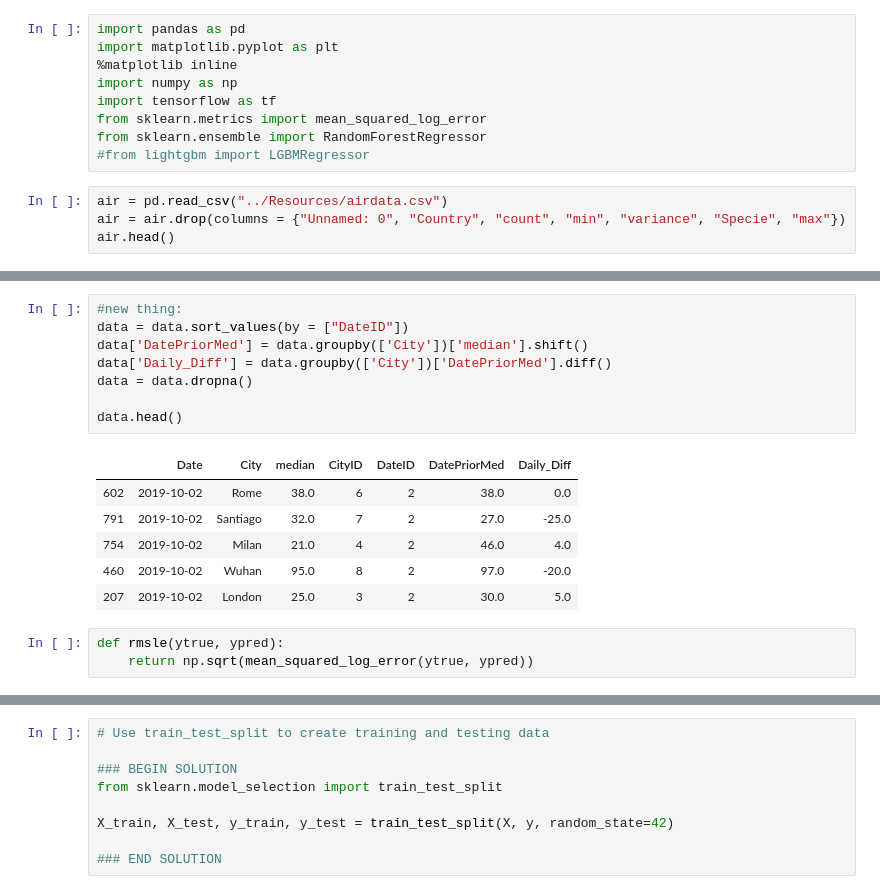
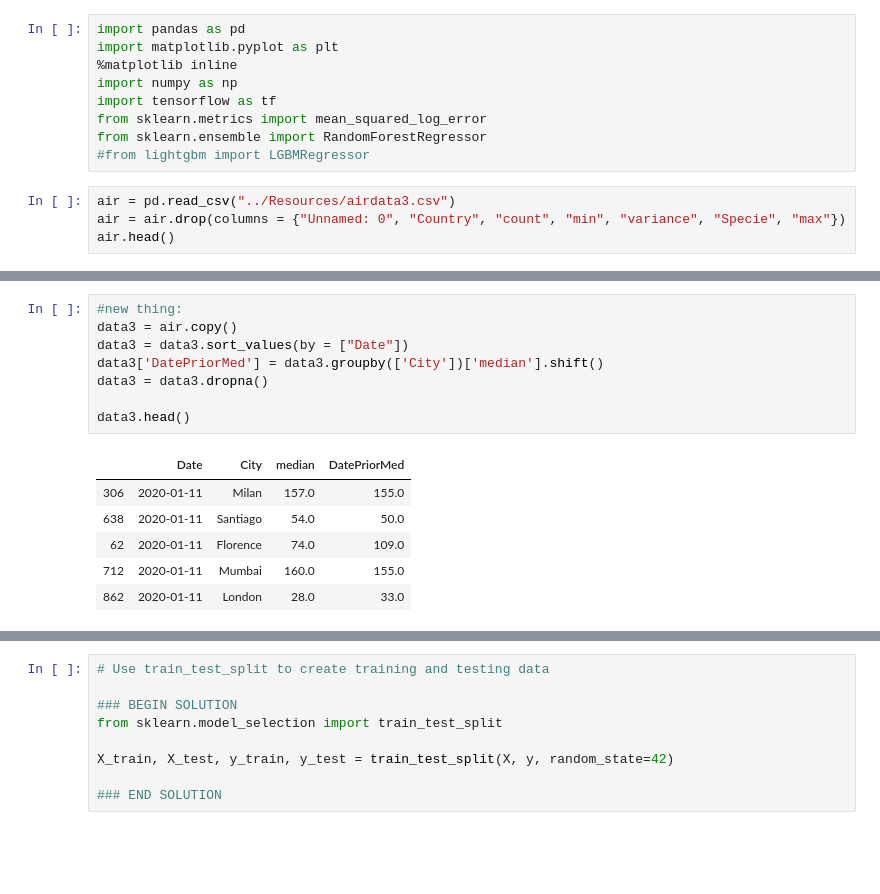
Before and after one commit to loryuen/final-project, a Jupyter notebook: Clean_Air_Data/Code/workinprogress-Copy1.ipynb, the cells around one changed output, grey strips where cells are left out. Saved outputs shown, nothing was run; the diff lists cells and outputs as text; blank space fills up the shorter version.

```diff
--- a/Clean_Air_Data/Code/workinprogress-Copy1.ipynb
+++ b/Clean_Air_Data/Code/workinprogress-Copy1.ipynb
@@ -19,7 +19,7 @@ from sklearn.metrics import mean_squared_log_error
 from sklearn.ensemble import RandomForestRegressor
 #from lightgbm import LGBMRegressor
 # %%
-air = pd.read_csv("../Resources/airdata.csv")
+air = pd.read_csv("../Resources/airdata3.csv")
 air = air.drop(columns = {"Unnamed: 0", "Country", "count", "min", "variance", "Specie", "max"})
 air.head()
 # %% [output]
@@ -55,18 +32,15 @@ data.tail()
 # %%
 #new thing:
-data = data.sort_values(by = ["DateID"])
-data['DatePriorMed'] = data.groupby(['City'])['median'].shift()
-data['Daily_Diff'] = data.groupby(['City'])['DatePriorMed'].diff()
-data = data.dropna()
+data3 = air.copy()
+data3 = data3.sort_values(by = ["Date"])
+data3['DatePriorMed'] = data3.groupby(['City'])['median'].shift()
+data3 = data3.dropna()
 
-data.head()
+data3.head()
 # %% [output]
-|  | Date | City | median | CityID | DateID | DatePriorMed | Daily_Diff |
-| 602 | 2019-10-02 | Rome | 38.0 | 6 | 2 | 38.0 | 0.0 |
-| 791 | 2019-10-02 | Santiago | 32.0 | 7 | 2 | 27.0 | -25.0 |
-| 754 | 2019-10-02 | Milan | 21.0 | 4 | 2 | 46.0 | 4.0 |
-| 460 | 2019-10-02 | Wuhan | 95.0 | 8 | 2 | 97.0 | -20.0 |
-| 207 | 2019-10-02 | London | 25.0 | 3 | 2 | 30.0 | 5.0 |
+|  | Date | City | median | DatePriorMed |
+| 306 | 2020-01-11 | Milan | 157.0 | 155.0 |
+| 638 | 2020-01-11 | Santiago | 54.0 | 50.0 |
+| 62 | 2020-01-11 | Florence | 74.0 | 109.0 |
+| 712 | 2020-01-11 | Mumbai | 160.0 | 155.0 |
+| 862 | 2020-01-11 | London | 28.0 | 33.0 |
-# %%
-def rmsle(ytrue, ypred):
-    return np.sqrt(mean_squared_log_error(ytrue, ypred))
```
Also changed, not shown: parts of 25 cells of this notebook, 2 other files.
